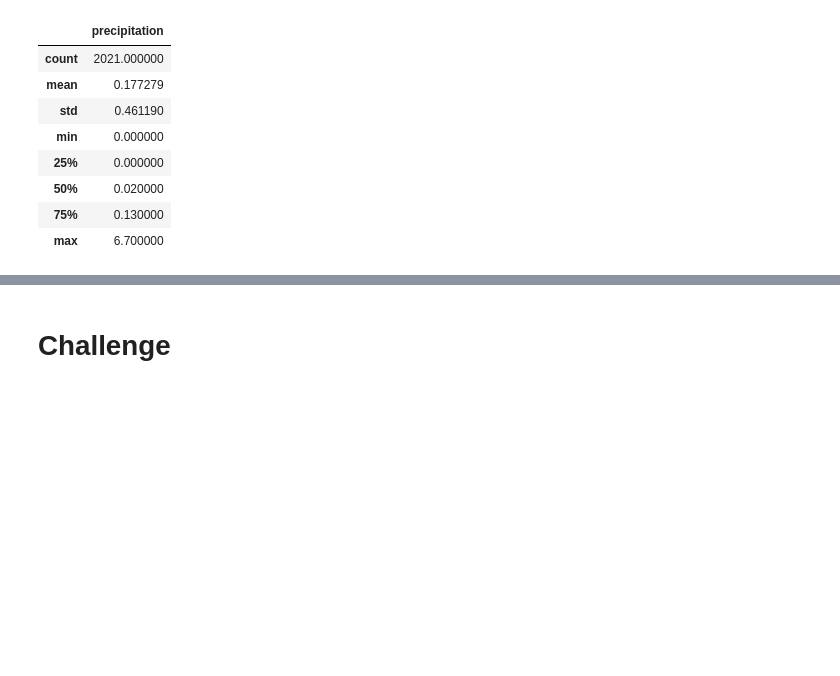
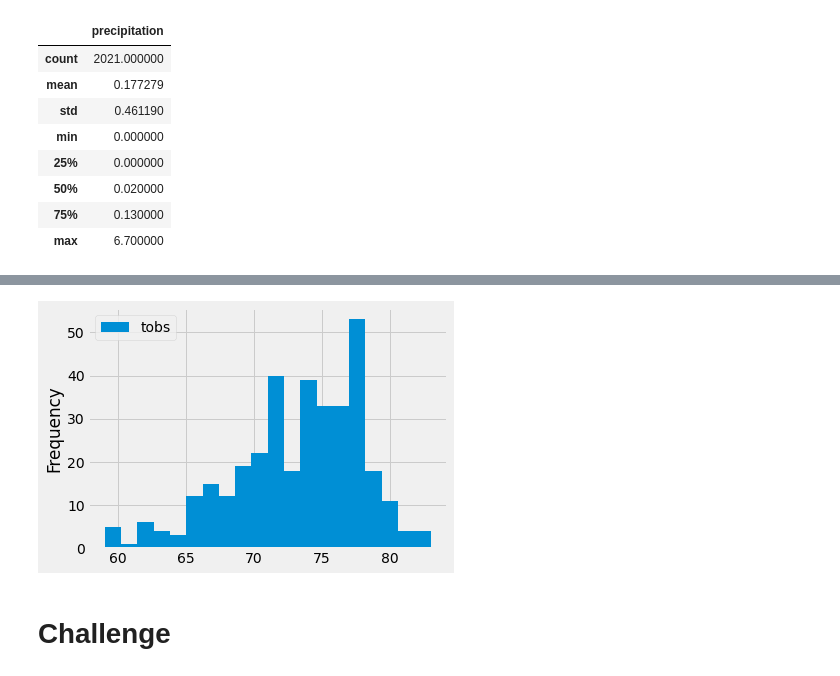
Before and after one commit to vhernandezjr/Surfs_Up, a Jupyter notebook: climate_analysis.ipynb, the cells around one changed output, grey strips where cells are left out. Cells and saved outputs as stored; diff of their text form; code cells hidden in the pictures; blank space fills up the shorter version.

```diff
--- a/climate_analysis.ipynb
+++ b/climate_analysis.ipynb
@@ -117,2 +177,8 @@ df.describe()
+# %%
+# Skill Drill
+df.plot.hist(bins=20)
+plt.tight_layout()
+# %% [output]
+[figure, added]
 # %% [markdown]
 # Challenge
```
Also changed, not shown: parts of 8 cells of this notebook.
